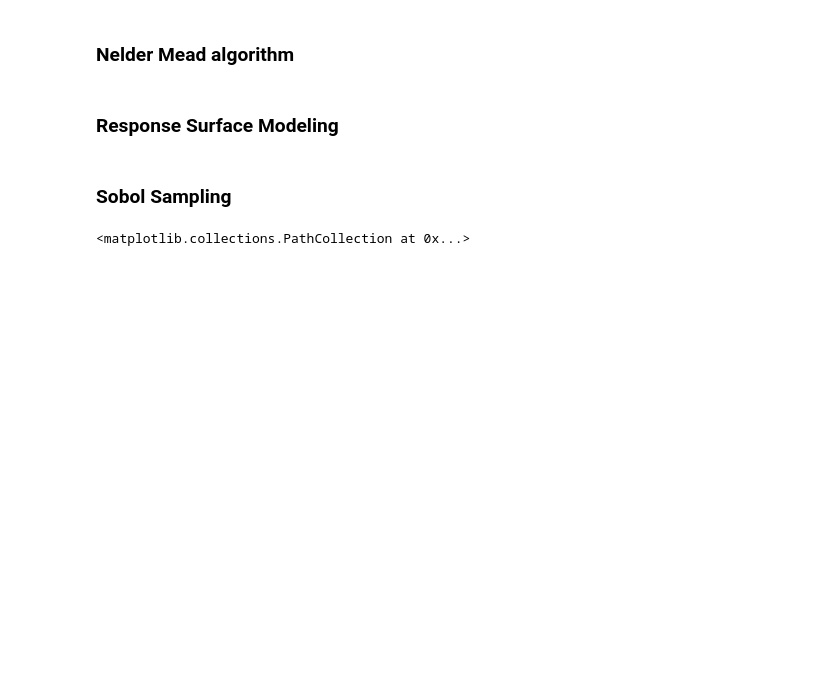
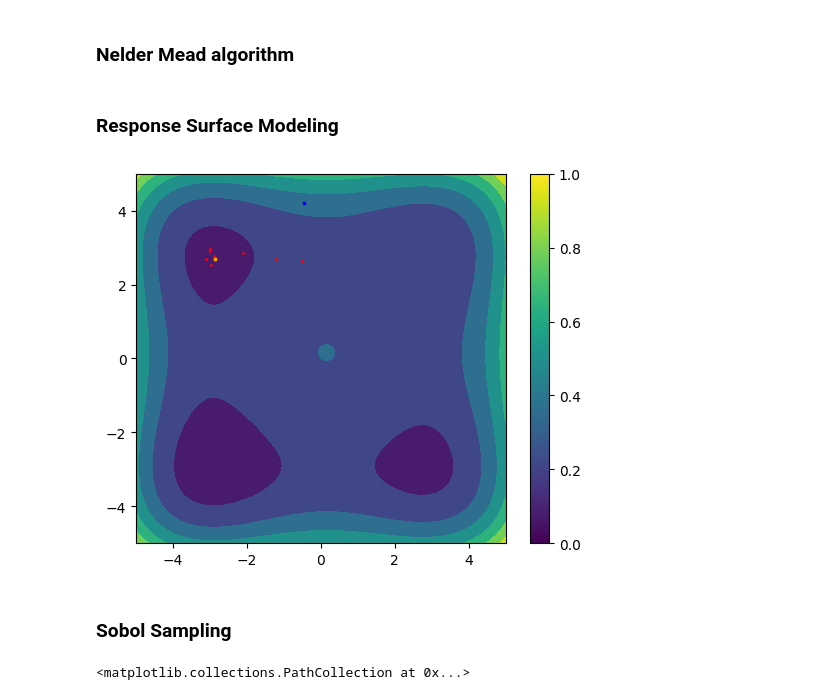
Before and after one commit to oselin/algorithm_development, a Jupyter notebook: main.ipynb, the cells around one changed output. Saved outputs shown, nothing was run; the diff lists cells and outputs as text; code cells hidden in the pictures; blank space fills up the shorter version.

```diff
--- a/main.ipynb
+++ b/main.ipynb
@@ -152,3 +132,25 @@ plt.show()
+# %%
+x0 = np.random.uniform(-5,5,size=[1,2])[0]
+X, Y = response_surface(StybliskiTang, X_new=x0, iterations=100)
+
+# Define the X and Y span
+x = np.linspace(-5, 5, 101)
+y = np.linspace(-5, 5, 101)
+# full coordinate arrays
+xx, yy = np.meshgrid(x, y)
+
+# Compute the function
+r = StybliskiTang([xx,yy])
+
+h = plt.contourf(xx, yy, r)
+plt.axis('scaled')
+plt.scatter(X[:,0], X[:,1], c="red", s=1)
+plt.scatter(X[0,0],X[0,1],c="blue",s=3)
+plt.scatter(X[-1,0],X[-1,1],c="orange",s=3)
+plt.colorbar()
+plt.show()
+# %% [output]
+[figure, added]
 # %% [markdown]
 ### Sobol Sampling
 # %%
```
Also changed, not shown: parts of 3 cells of this notebook, 3 other files.
